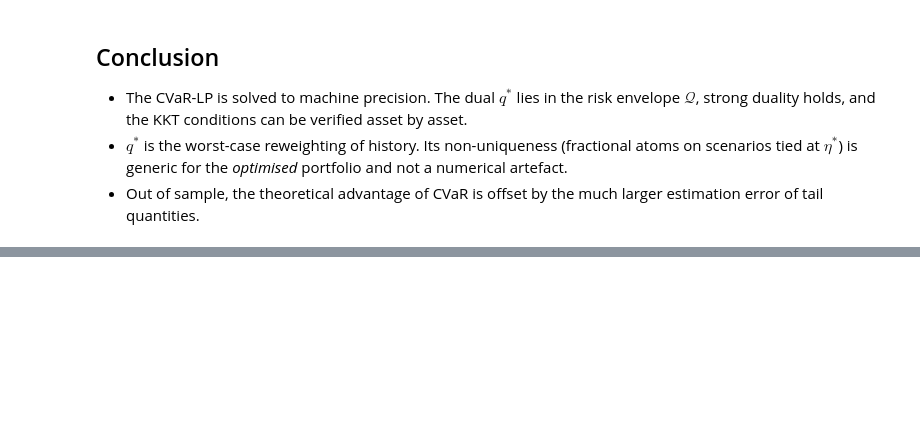
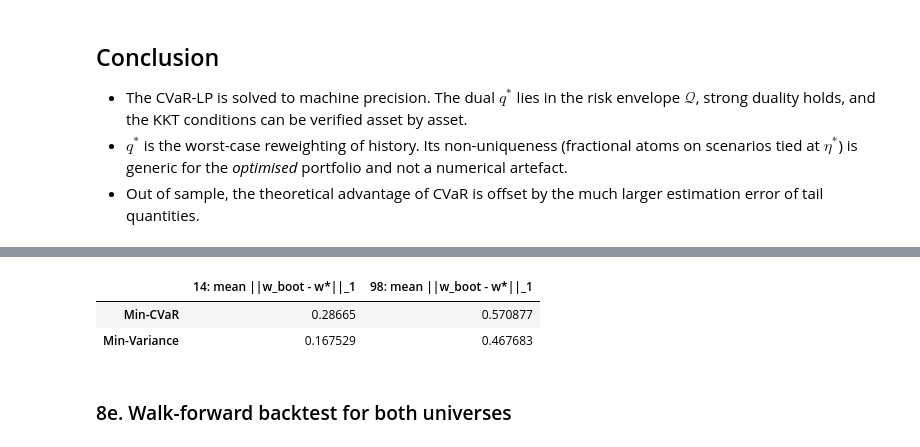
Before and after one commit to kichelmoon/conditionalvar, a Jupyter notebook: analysis.ipynb, the cells around one changed output, grey strips where cells are left out. Cells and saved outputs as stored; diff of their text form; code cells hidden in the pictures; blank space fills up the shorter version.

```diff
--- a/analysis.ipynb
+++ b/analysis.ipynb
@@ -396,0 +520,8 @@ fig = plots.plot_backtest(port, alpha=ALPHA, lookback=756, rebalance=63, save_pa
+# %%
+pd.concat([bootstrap_instability(run, n_boot=30) for run in runs], axis=1)
+# %% [output]
+|  | 14: mean ||w_boot - w*||_1 | 98: mean ||w_boot - w*||_1 |
+| Min-CVaR | 0.28665 | 0.570877 |
+| Min-Variance | 0.167529 | 0.467683 |
+# %% [markdown]
+### 8e. Walk-forward backtest for both universes
```
Also changed, not shown: parts of 12 cells of this notebook, 8 other files.
